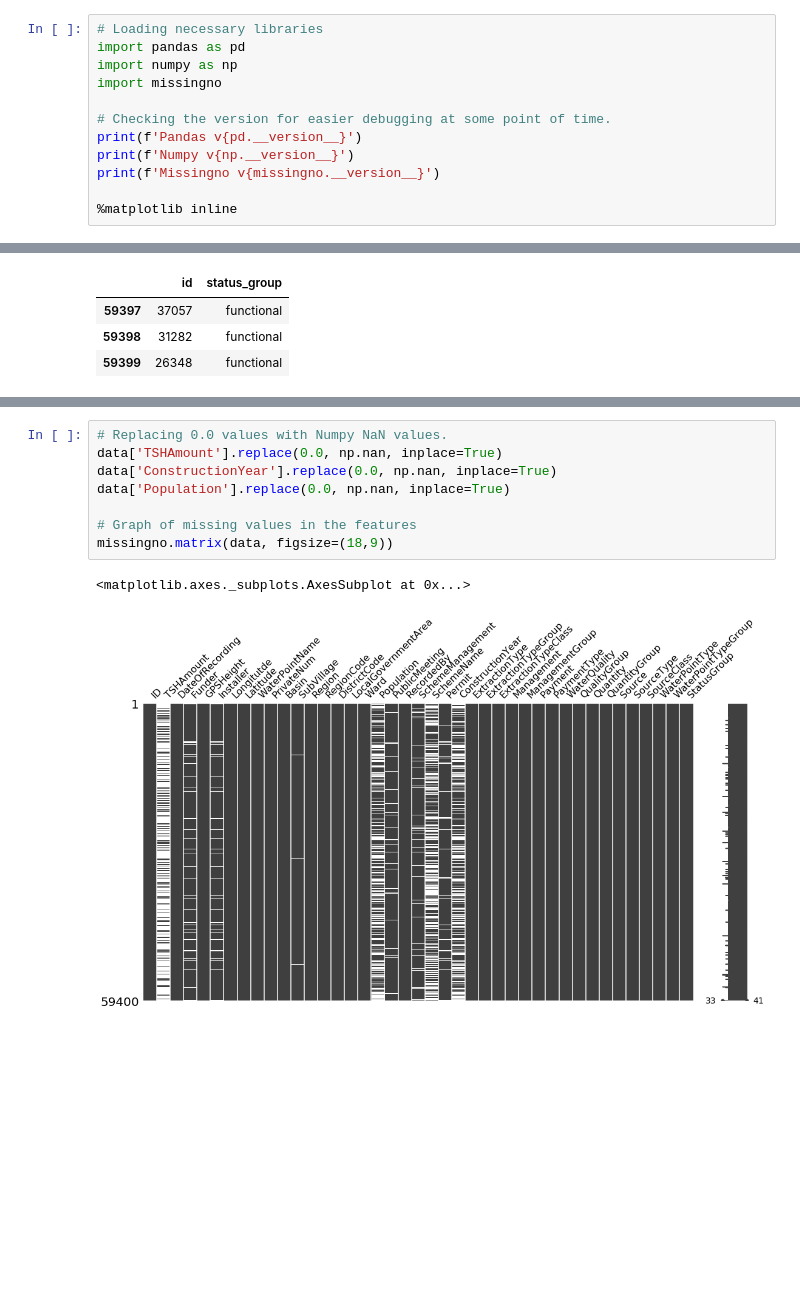
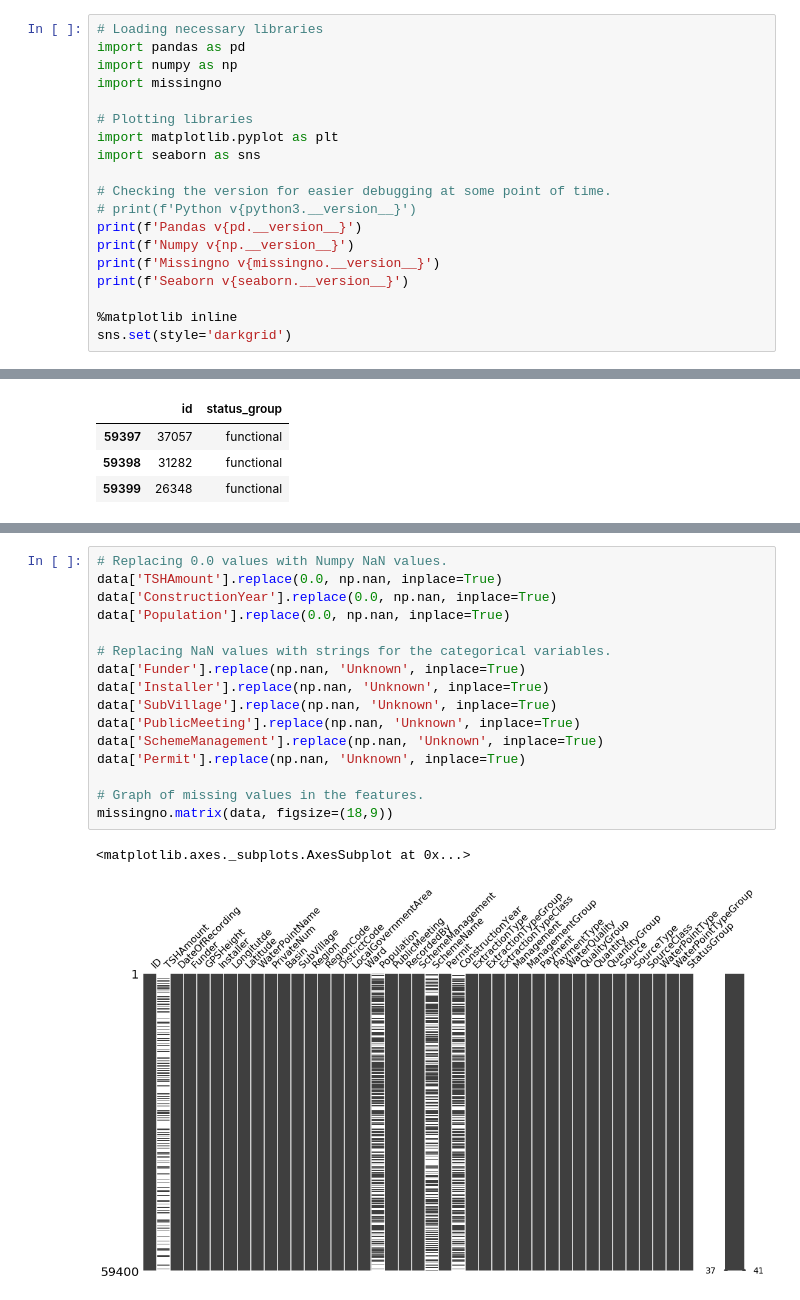
Before and after one commit to Jarmos-san/PumpItUp, a Jupyter notebook: PumpItUp.ipynb, the cells around one changed output, grey strips where cells are left out. Saved outputs shown, nothing was run; the diff lists cells and outputs as text; blank space fills up the shorter version.

Commit message:
Updated missing values and cleaned the dataset

```diff
--- a/PumpItUp.ipynb
+++ b/PumpItUp.ipynb
@@ -89,12 +89,19 @@ import pandas as pd
 import numpy as np
 import missingno
 
+# Plotting libraries
+import matplotlib.pyplot as plt
+import seaborn as sns
+
 # Checking the version for easier debugging at some point of time.
+# print(f'Python v{python3.__version__}')
 print(f'Pandas v{pd.__version__}')
 print(f'Numpy v{np.__version__}')
 print(f'Missingno v{missingno.__version__}')
+print(f'Seaborn v{seaborn.__version__}')
 
 %matplotlib inline
+sns.set(style='darkgrid')
 # %% [output]
 Pandas v0.25.3
 Numpy v1.17.5
@@ -167,14 +175,22 @@ data.describe()
 # %%
 # Replacing 0.0 values with Numpy NaN values.
 data['TSHAmount'].replace(0.0, np.nan, inplace=True)
 data['ConstructionYear'].replace(0.0, np.nan, inplace=True)
 data['Population'].replace(0.0, np.nan, inplace=True)
 
-# Graph of missing values in the features
+# Replacing NaN values with strings for the categorical variables.
+data['Funder'].replace(np.nan, 'Unknown', inplace=True)
+data['Installer'].replace(np.nan, 'Unknown', inplace=True)
+data['SubVillage'].replace(np.nan, 'Unknown', inplace=True)
+data['PublicMeeting'].replace(np.nan, 'Unknown', inplace=True)
+data['SchemeManagement'].replace(np.nan, 'Unknown', inplace=True)
+data['Permit'].replace(np.nan, 'Unknown', inplace=True)
+
+# Graph of missing values in the features.
 missingno.matrix(data, figsize=(18,9))
 # %% [output]
 <matplotlib.axes._subplots.AxesSubplot at 0x...>
-[figure, old version]
+[figure, new version]
 # %%
 # Checking the percentage of missing values in the features
 nullValuePercent = round((data.isnull().sum()/data.shape[0])*100)
```
Also changed, not shown: parts of 14 cells of this notebook.
